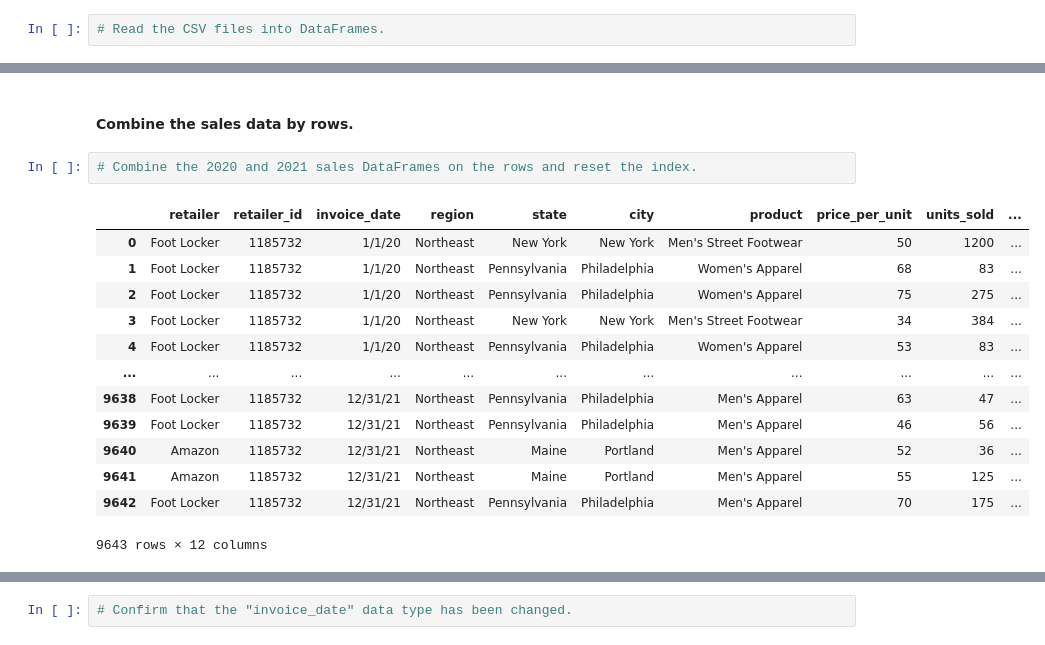
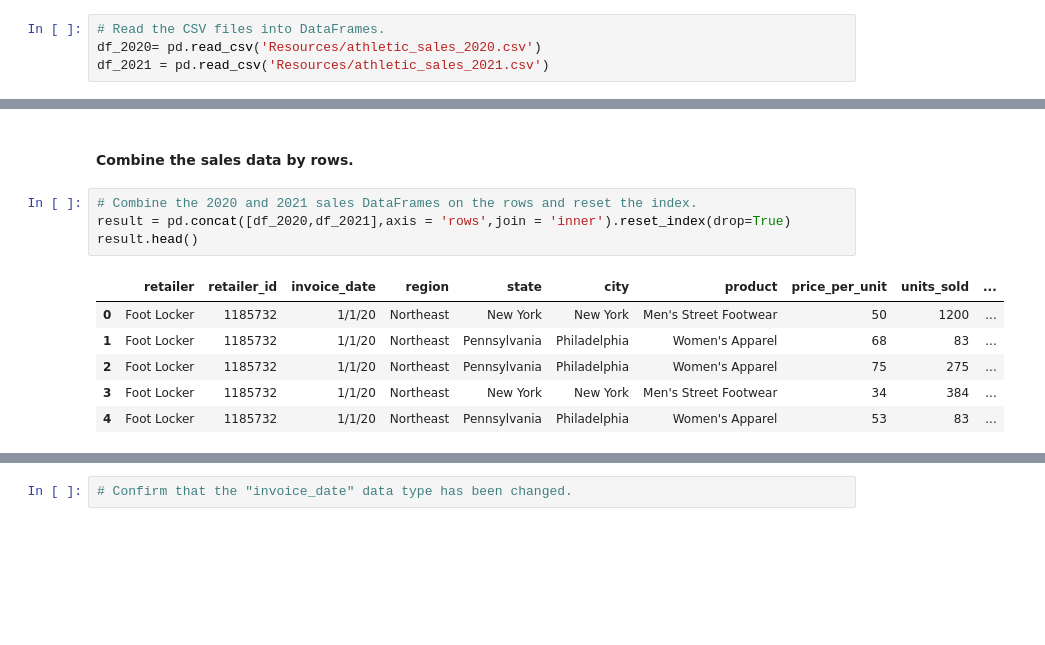
Before and after one commit to chictofu/athletic_sales_analysis, a Jupyter notebook: athletic_sales_analysis.ipynb, the cells around one changed output, grey strips where cells are left out. Drawn from its saved outputs; the diff is of its cells as text; blank space fills up the shorter version.

```diff
--- a/athletic_sales_analysis.ipynb
+++ b/athletic_sales_analysis.ipynb
@@ -6,5 +6,7 @@ import pandas as pd
 #### Import CSVs
 # %%
 # Read the CSV files into DataFrames.
+df_2020= pd.read_csv('Resources/athletic_sales_2020.csv')
+df_2021 = pd.read_csv('Resources/athletic_sales_2021.csv')
 # %%
 # Display the 2020 sales DataFrame
@@ -88,19 +92,14 @@ memory usage: 782.6+ KB
 #### Combine the sales data by rows.
 # %%
 # Combine the 2020 and 2021 sales DataFrames on the rows and reset the index.
+result = pd.concat([df_2020,df_2021],axis = 'rows',join = 'inner').reset_index(drop=True)
+result.head()
 # %% [output]
 |  | retailer | retailer_id | invoice_date | region | state | city | product | price_per_unit | units_sold | ... |
 | 0 | Foot Locker | 1185732 | 1/1/20 | Northeast | New York | New York | Men's Street Footwear | 50 | 1200 | ... |
 | 1 | Foot Locker | 1185732 | 1/1/20 | Northeast | Pennsylvania | Philadelphia | Women's Apparel | 68 | 83 | ... |
 | 2 | Foot Locker | 1185732 | 1/1/20 | Northeast | Pennsylvania | Philadelphia | Women's Apparel | 75 | 275 | ... |
 | 3 | Foot Locker | 1185732 | 1/1/20 | Northeast | New York | New York | Men's Street Footwear | 34 | 384 | ... |
 | 4 | Foot Locker | 1185732 | 1/1/20 | Northeast | Pennsylvania | Philadelphia | Women's Apparel | 53 | 83 | ... |
-| ... | ... | ... | ... | ... | ... | ... | ... | ... | ... | ... |
-| 9638 | Foot Locker | 1185732 | 12/31/21 | Northeast | Pennsylvania | Philadelphia | Men's Apparel | 63 | 47 | ... |
-| 9639 | Foot Locker | 1185732 | 12/31/21 | Northeast | Pennsylvania | Philadelphia | Men's Apparel | 46 | 56 | ... |
-| 9640 | Amazon | 1185732 | 12/31/21 | Northeast | Maine | Portland | Men's Apparel | 52 | 36 | ... |
-| 9641 | Amazon | 1185732 | 12/31/21 | Northeast | Maine | Portland | Men's Apparel | 55 | 125 | ... |
-| 9642 | Foot Locker | 1185732 | 12/31/21 | Northeast | Pennsylvania | Philadelphia | Men's Apparel | 70 | 175 | ... |
-9643 rows × 12 columns
 # %%
 # Check if any values are null.
```
Also changed, not shown: parts of 10 cells of this notebook.
